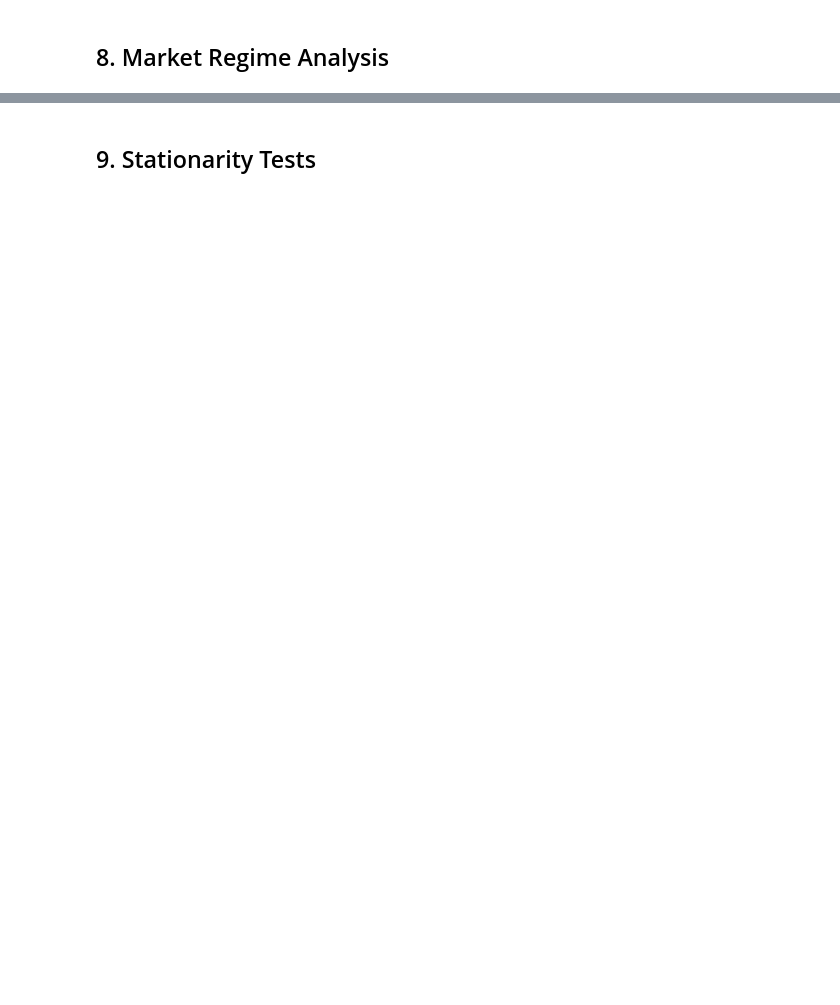
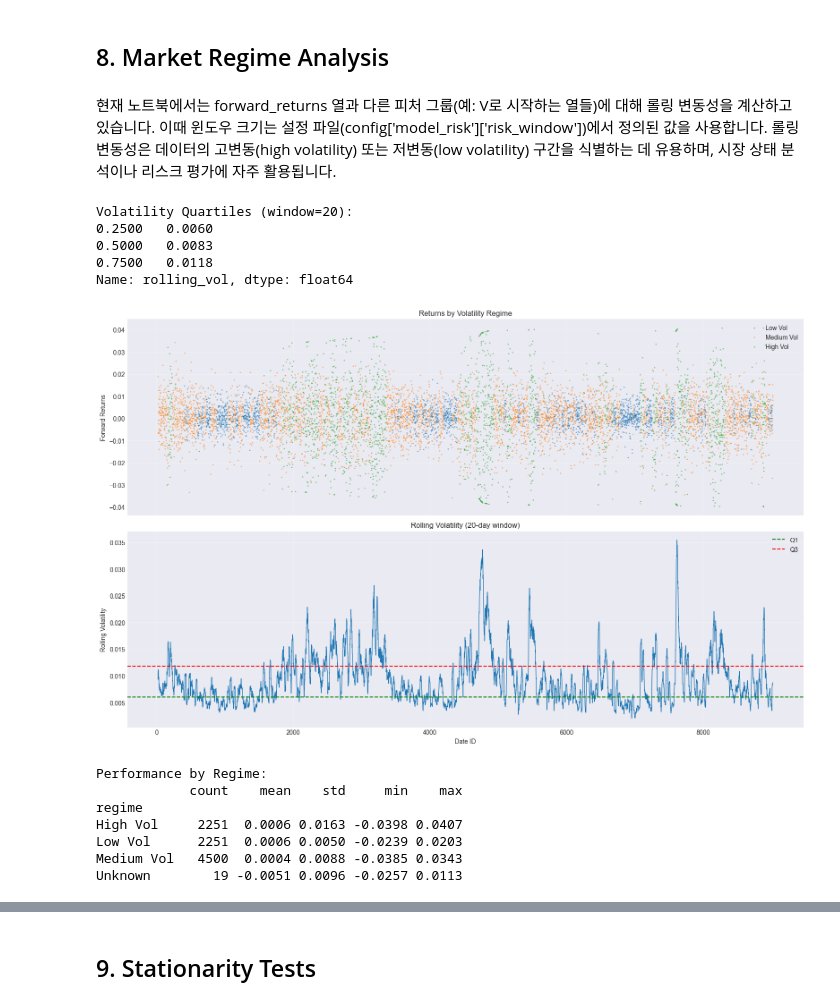
Before and after one commit to junreud/kaggle, a Jupyter notebook: Prediction_Market/notebooks/00_eda.ipynb, the cells around one changed output, grey strips where cells are left out. Cells and saved outputs as stored; diff of their text form; code cells hidden in the pictures; blank space fills up the shorter version.

```diff
--- a/Prediction_Market/notebooks/00_eda.ipynb
+++ b/Prediction_Market/notebooks/00_eda.ipynb
@@ -21,8 +21,10 @@ import os
 import warnings
 warnings.filterwarnings('ignore')
 
-# Add project root to path
-sys.path.append(os.path.dirname(os.path.dirname(os.path.abspath('__file__'))))
+# Get project root (go up one level from notebooks folder)
+notebook_dir = os.getcwd() if '__file__' not in dir() else os.path.dirname(os.path.abspath(__file__))
+project_root = os.path.dirname(notebook_dir) if 'notebooks' in notebook_dir else notebook_dir
+sys.path.insert(0, project_root)
 
 # Data manipulation
 import numpy as np
@@ -34,7 +36,6 @@ import seaborn as sns
 
 # Statistical tests
 from scipy import stats
-from scipy.stats import ks_2samp
 from statsmodels.tsa.stattools import adfuller, acf, pacf
 from statsmodels.graphics.tsaplots import plot_acf, plot_pacf
 
@@ -43,10 +44,16 @@ from sklearn.cluster import KMeans
 
 # Project utilities
 from src.data import DataLoader, calculate_benchmark_score
-from src.utils import set_seed
+from src.utils import set_seed, load_config
 
-# Set random seed
-set_seed(42)
+# Load configuration (using absolute path from project root)
+config_path = os.path.join(project_root, 'conf', 'params.yaml')
+config = load_config(config_path)
+print(f"📋 Loaded config from: {config_path}")
+print(f"📋 Seed: {config['seed']}")
+
+# Set random seed from config
+set_seed(config['seed'])
 
 # Display settings
 pd.set_option('display.max_columns', None)
@@ -206,13 +406,15 @@ print(target_corr.tail(10))
 # %% [markdown]
 ## 8. Market Regime Analysis
+# %% [markdown]
+현재 노트북에서는 forward_returns 열과 다른 피처 그룹(예: V로 시작하는 열들)에 대해 롤링 변동성을 계산하고 있습니다. 이때 윈도우 크기는 설정 파일(config['model_risk']['risk_window'])에서 정의된 값을 사용합니다. 롤링 변동성은 데이터의 고변동(high volatility) 또는 저변동(low volatility) 구간을 식별하는 데 유용하며, 시장 상태 분석이나 리스크 평가에 자주 활용됩니다.
 # %%
-# Calculate rolling volatility
-window = 20
+# Calculate rolling volatility (using config window)
+window = config['model_risk']['risk_window']
 train_df['rolling_vol'] = train_df[target].rolling(window).std()
 
 # Identify regimes (quartiles)
 vol_quartiles = train_df['rolling_vol'].quantile([0.25, 0.5, 0.75])
-print(f"Volatility Quartiles:\n{vol_quartiles}")
+print(f"Volatility Quartiles (window={window}):\n{vol_quartiles}")
 
 # Classify regimes
 def classify_regime(vol):
@@ -231,30 +433,44 @@ train_df['regime'] = train_df['rolling_vol'].apply(classify_regime)
 fig, axes = plt.subplots(2, 1, figsize=(16, 10), sharex=True)
 
 # Returns with regime coloring
 for regime in ['Low Vol', 'Medium Vol', 'High Vol']:
     mask = train_df['regime'] == regime
     axes[0].scatter(train_df.loc[mask, 'date_id'],
                    train_df.loc[mask, target],
                    label=regime, alpha=0.5, s=1)
 axes[0].set_ylabel('Forward Returns')
 axes[0].legend()
 axes[0].set_title('Returns by Volatility Regime')
 axes[0].grid(True, alpha=0.3)
 
 # Rolling volatility
 axes[1].plot(train_df['date_id'], train_df['rolling_vol'], linewidth=1)
 axes[1].axhline(vol_quartiles[0.25], color='g', linestyle='--', label='Q1')
 axes[1].axhline(vol_quartiles[0.75], color='r', linestyle='--', label='Q3')
 axes[1].set_xlabel('Date ID')
 axes[1].set_ylabel('Rolling Volatility')
 axes[1].legend()
 axes[1].set_title(f'Rolling Volatility ({window}-day window)')
 axes[1].grid(True, alpha=0.3)
 
 plt.tight_layout()
 plt.show()
 
 # Performance by regime
 print("\nPerformance by Regime:")
 regime_stats = train_df.groupby('regime')[target].agg(['count', 'mean', 'std', 'min', 'max'])
 print(regime_stats)
+# %% [output]
+Volatility Quartiles (window=20):
+0.2500   0.0060
+0.5000   0.0083
+0.7500   0.0118
+Name: rolling_vol, dtype: float64
+[figure, added]
+Performance by Regime:
+            count    mean    std     min    max
+regime
+High Vol     2251  0.0006 0.0163 -0.0398 0.0407
+Low Vol      2251  0.0006 0.0050 -0.0239 0.0203
+Medium Vol   4500  0.0004 0.0088 -0.0385 0.0343
+Unknown        19 -0.0051 0.0096 -0.0257 0.0113
```
Also changed, not shown: parts of 14 cells of this notebook, 10 other files.
